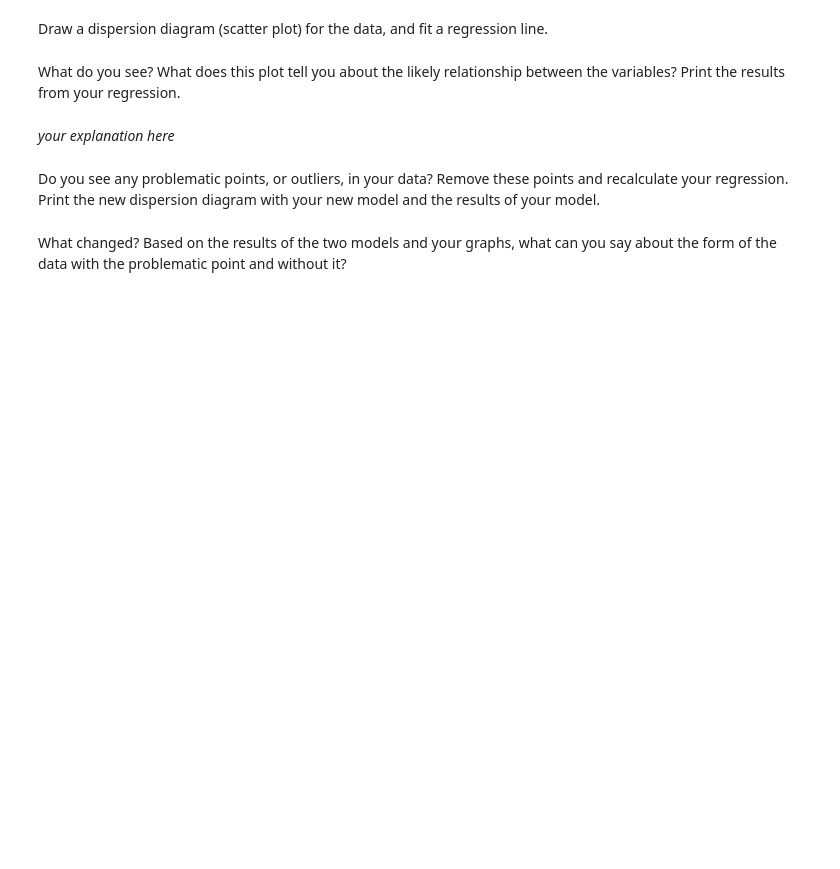
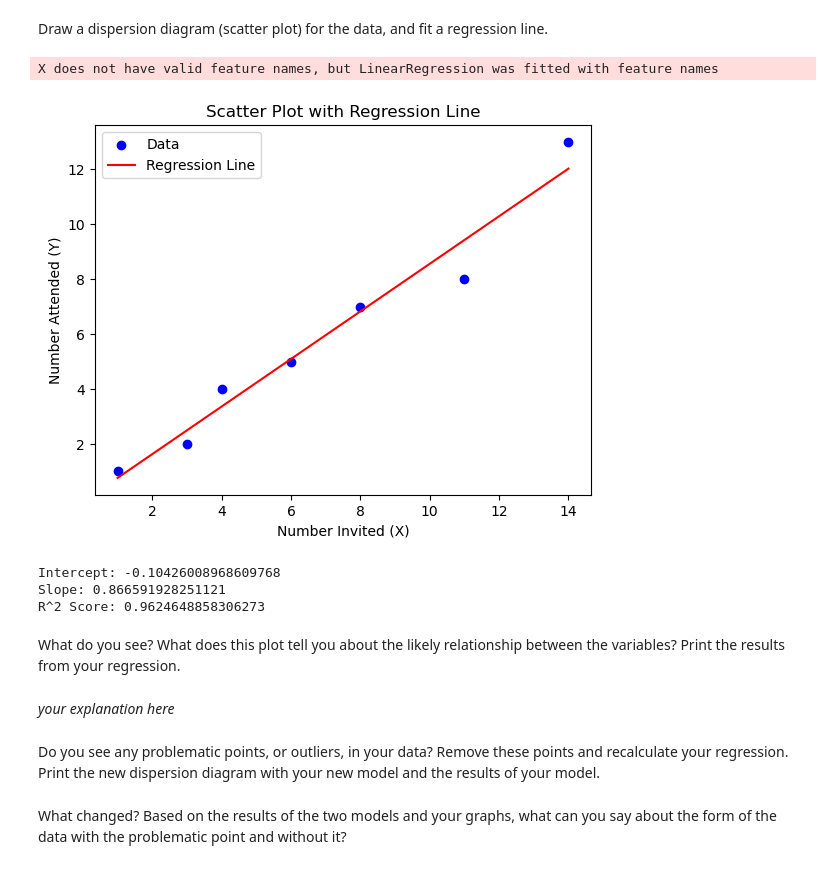
Before and after one commit to GURDITKING4/lab-regression-analysis-en, a Jupyter notebook: your-code/lab-regression-analysis.ipynb, the cells around one changed output. Cells and saved outputs as stored; diff of their text form; code cells hidden in the pictures; blank space fills up the shorter version.

```diff
--- a/your-code/lab-regression-analysis.ipynb
+++ b/your-code/lab-regression-analysis.ipynb
@@ -254,3 +272,41 @@ Draw a dispersion diagram (scatter plot) for the data, and fit a regression line
+# %%
+import pandas as pd
+import matplotlib.pyplot as plt
+from sklearn.linear_model import LinearRegression
+import numpy as np
+
+# Data
+X = [1, 3, 4, 6, 8, 11, 14]
+Y = [1, 2, 4, 5, 7, 8, 13]
+
+df = pd.DataFrame({'X': X, 'Y': Y})
+
+# Scatter plot
+plt.scatter(df['X'], df['Y'], color='blue', label='Data')
+plt.xlabel("Number Invited (X)")
+plt.ylabel("Number Attended (Y)")
+
+# Regression fit
+model = LinearRegression()
+model.fit(df[['X']], df['Y'])
+# Regression line points
+x_range = np.linspace(min(X), max(X), 100).reshape(-1,1)
+y_pred_line = model.predict(x_range)
+plt.plot(x_range, y_pred_line, color='red', label='Regression Line')
+plt.legend()
+plt.title('Scatter Plot with Regression Line')
+plt.show()
+
+# Regression results
+print("Intercept:", model.intercept_)
+print("Slope:", model.coef_[0])
+print("R^2 Score:", model.score(df[['X']], df['Y']))
+# %% [output]
+X does not have valid feature names, but LinearRegression was fitted with feature names
+[figure, added]
+Intercept: -0.10426008968609768
+Slope: 0.866591928251121
+R^2 Score: 0.9624648858306273
 # %% [markdown]
 What do you see? What does this plot tell you about the likely relationship between the variables? Print the results from your regression.
 # %% [markdown]
```
Also changed, not shown: parts of 7 cells of this notebook.
